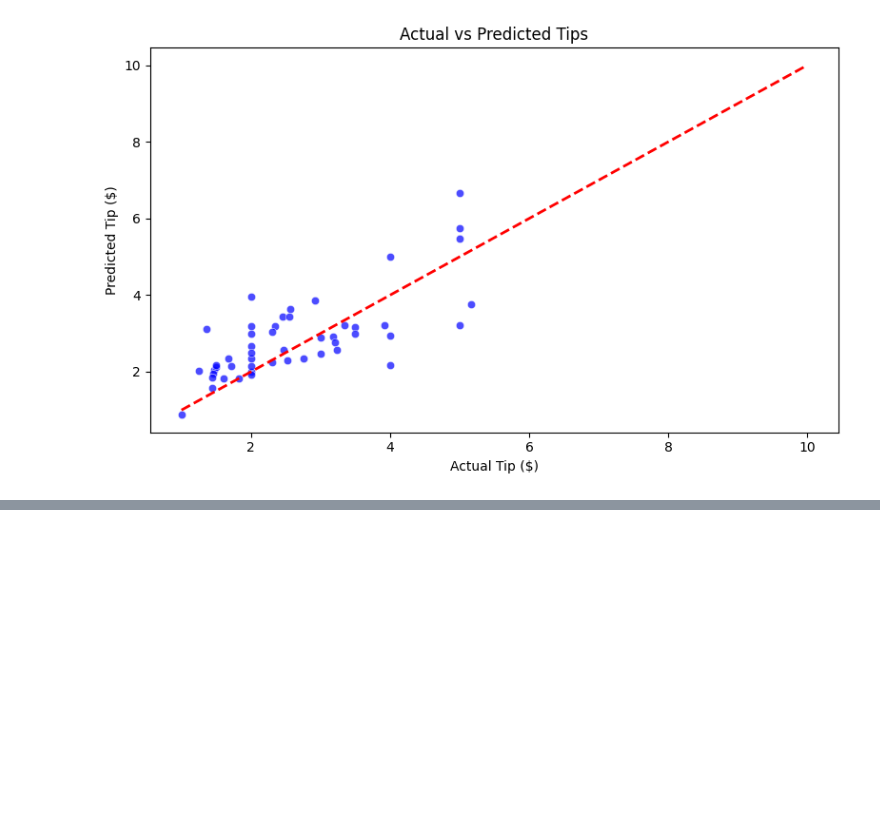
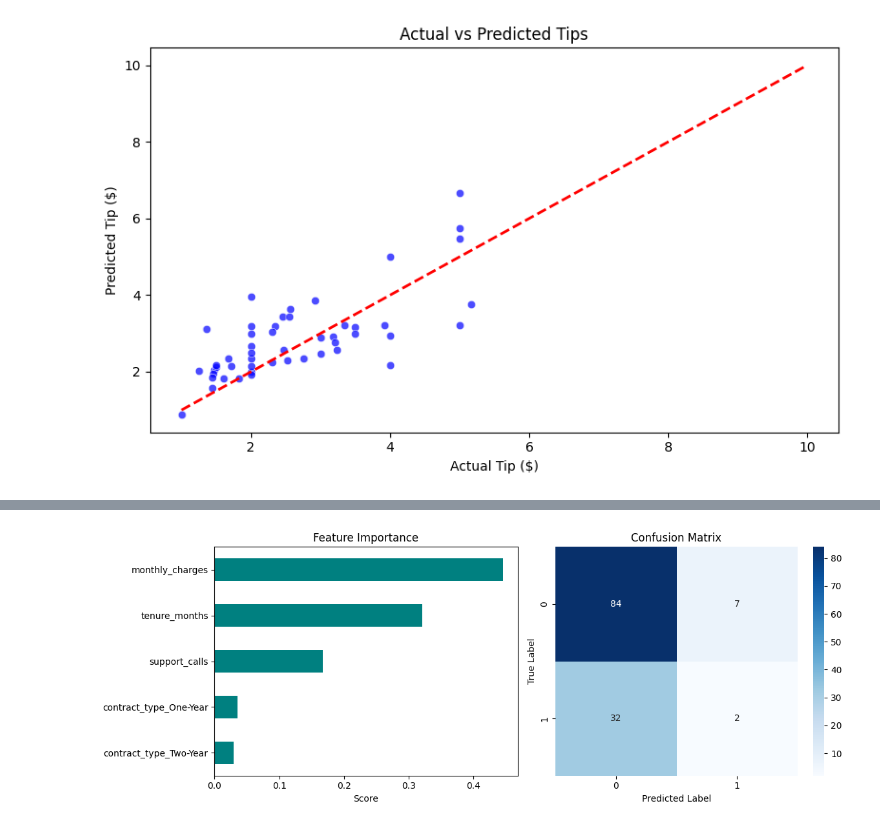
Before and after one commit to peesedeepa19-source/colab-code, a Jupyter notebook: Untitled0.ipynb, the cells around one changed output, grey strips where cells are left out. Drawn from its saved outputs; the diff is of its cells as text; code cells hidden in the pictures; blank space fills up the shorter version.

```diff
--- a/Untitled0.ipynb
+++ b/Untitled0.ipynb
@@ -314,3 +314,73 @@ plt.show()
 Mean Squared Error: 0.70
 R2 Score: 0.44
 [figure]
+# %%
+# Customer Churn Prediction (Classification Pipeline)
+import pandas as pd
+import numpy as np
+import matplotlib.pyplot as plt
+import seaborn as sns
+
+from sklearn.model_selection import train_test_split
+from sklearn.preprocessing import StandardScaler
+from sklearn.ensemble import RandomForestClassifier
+from sklearn.metrics import classification_report, confusion_matrix, roc_auc_score
+
+# 1. Generate Synthetic Customer Data
+np.random.seed(42)
+n_samples = 500
+
+data = {
+    'tenure_months': np.random.randint(1, 60, n_samples),
+    'monthly_charges': np.random.uniform(20.0, 120.0, n_samples),
+    'support_calls': np.random.randint(0, 10, n_samples),
+    'contract_type': np.random.choice(['Month-to-Month', 'One-Year', 'Two-Year'], n_samples),
+    'churn': np.random.choice([0, 1], n_samples, p=[0.7, 0.3])
+}
+
+df = pd.DataFrame(data)
+
+# 2. Data Preprocessing & One-Hot Encoding
+df = pd.get_dummies(df, columns=['contract_type'], drop_first=True)
+
+X = df.drop(columns=['churn'])
+y = df['churn']
+
+# Train-Test Split
+X_train, X_test, y_train, y_test = train_test_split(X, y, test_size=0.25, random_state=42, stratify=y)
+
+# Feature Scaling
+scaler = StandardScaler()
+X_train_scaled = scaler.fit_transform(X_train)
+X_test_scaled = scaler.transform(X_test)
+
+# 3. Model Training (Random Forest)
+clf = RandomForestClassifier(n_estimators=100, random_state=42)
+clf.fit(X_train_scaled, y_train)
+
+# 4. Model Evaluation
+y_pred = clf.predict(X_test_scaled)
+y_proba = clf.predict_proba(X_test_scaled)[:, 1]
+
+print("--- Classification Report ---")
+print(classification_report(y_test, y_pred))
+print(f"ROC-AUC Score: {roc_auc_score(y_test, y_proba):.2f}")
+
+# 5. Visualizations (Feature Importance & Confusion Matrix)
+fig, axes = plt.subplots(1, 2, figsize=(12, 4.5))
+
+# Feature Importance Plot
+feature_importances = pd.Series(clf.feature_importances_, index=X.columns).sort_values()
+feature_importances.plot(kind='barh', ax=axes[0], color='teal')
+axes[0].set_title('Feature Importance')
+axes[0].set_xlabel('Score')
+
+# Confusion Matrix Heatmap
+sns.heatmap(confusion_matrix(y_test, y_pred), annot=True, fmt='d', cmap='Blues', ax=axes[1])
+axes[1].set_title('Confusion Matrix')
+axes[1].set_xlabel('Predicted Label')
+axes[1].set_ylabel('True Label')
+
+plt.tight_layout()
+plt.show()
+# %% [output]
@@ -316,0 +398 @@ R2 Score: 0.44
+[figure, added]
```
Also changed, not shown: parts of 1 cell of this notebook.
